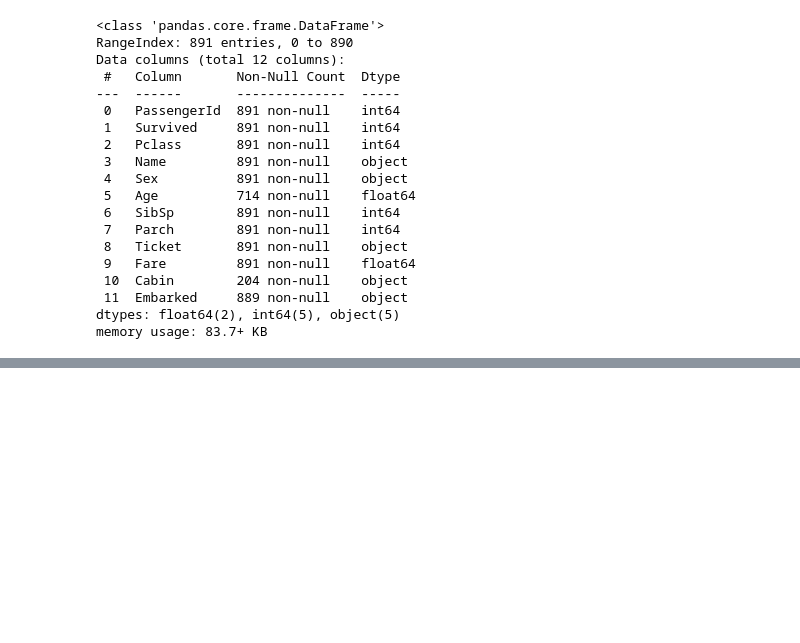
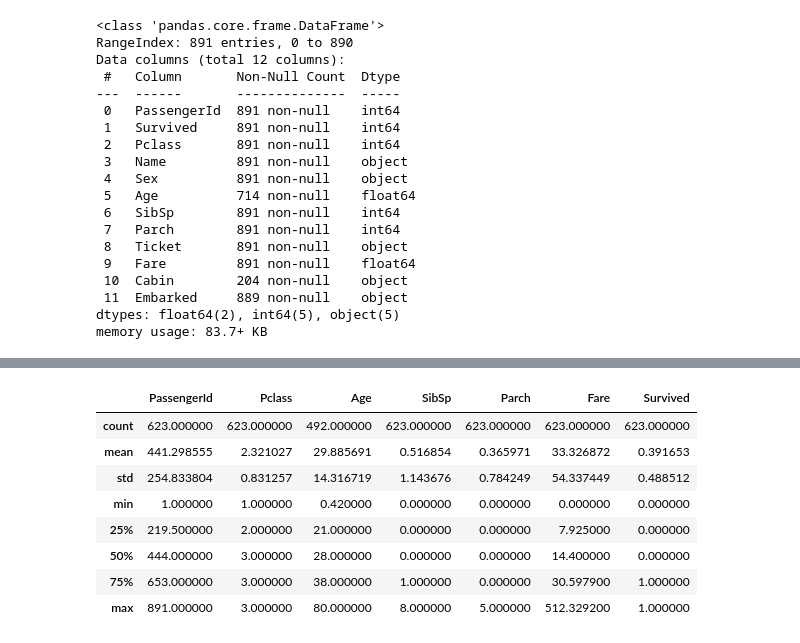
Before and after one commit to indrap23/PJJDA, a Jupyter notebook: Latihan_Titanic.ipynb, the cells around one changed output, grey strips where cells are left out. Saved outputs shown, nothing was run; the diff lists cells and outputs as text; code cells hidden in the pictures; blank space fills up the shorter version.

```diff
--- a/Latihan_Titanic.ipynb
+++ b/Latihan_Titanic.ipynb
@@ -103,0 +132,12 @@ x_train, x_test, y_train, y_test = split_train_test(input_df,
+# %%
+df.describe()
+# %% [output]
+|  | PassengerId | Pclass | Age | SibSp | Parch | Fare | Survived |
+| count | 623.000000 | 623.000000 | 492.000000 | 623.000000 | 623.000000 | 623.000000 | 623.000000 |
+| mean | 441.298555 | 2.321027 | 29.885691 | 0.516854 | 0.365971 | 33.326872 | 0.391653 |
+| std | 254.833804 | 0.831257 | 14.316719 | 1.143676 | 0.784249 | 54.337449 | 0.488512 |
+| min | 1.000000 | 1.000000 | 0.420000 | 0.000000 | 0.000000 | 0.000000 | 0.000000 |
+| 25% | 219.500000 | 2.000000 | 21.000000 | 0.000000 | 0.000000 | 7.925000 | 0.000000 |
+| 50% | 444.000000 | 3.000000 | 28.000000 | 0.000000 | 0.000000 | 14.400000 | 0.000000 |
+| 75% | 653.000000 | 3.000000 | 38.000000 | 1.000000 | 0.000000 | 30.597900 | 1.000000 |
+| max | 891.000000 | 3.000000 | 80.000000 | 8.000000 | 5.000000 | 512.329200 | 1.000000 |
```
Also changed, not shown: parts of 18 cells of this notebook.
